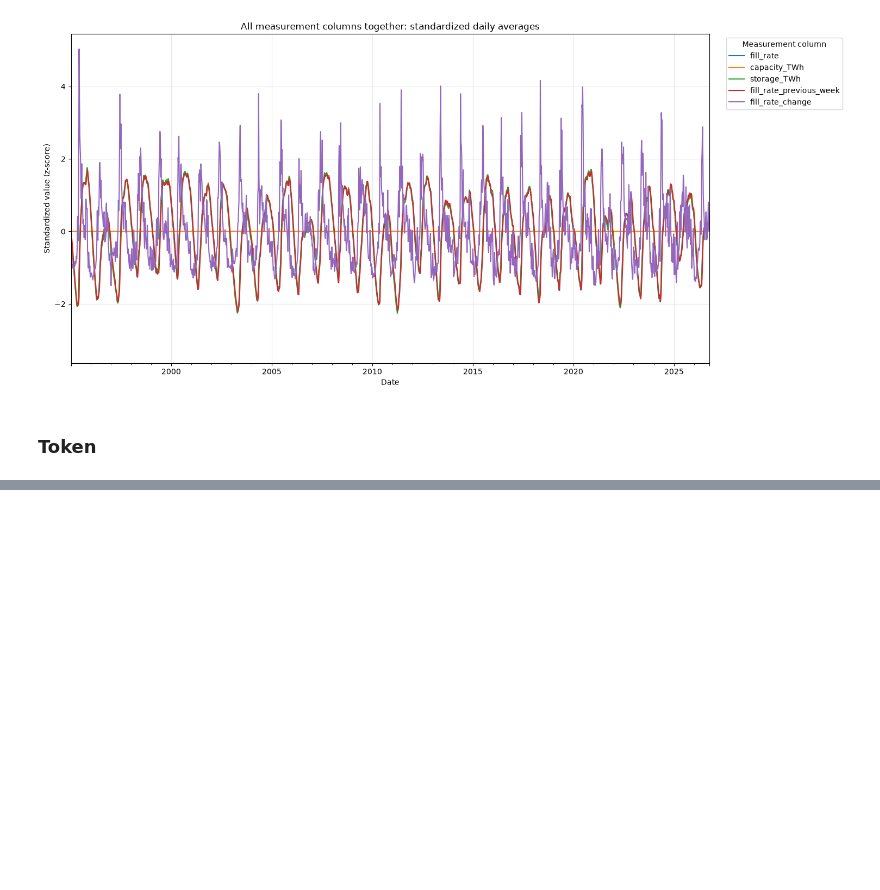
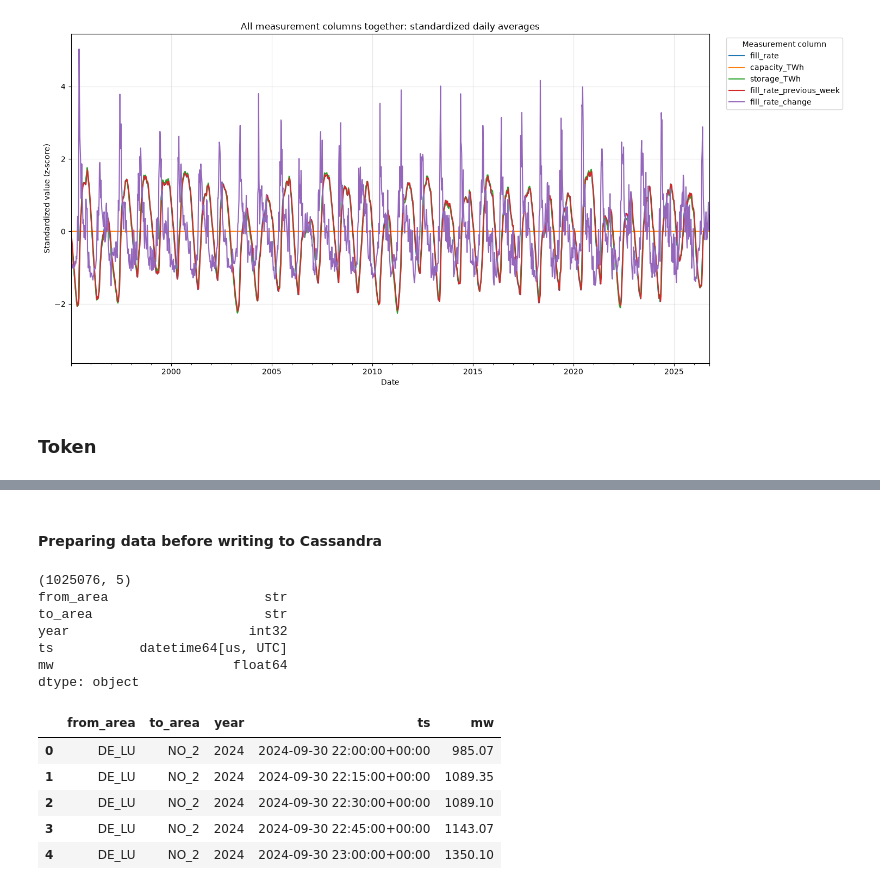
Before and after one commit to ChristianAronVea/IND320-Vea, a Jupyter notebook: Notebooks/Part2.ipynb, the cells around one changed output, grey strips where cells are left out. Drawn from its saved outputs; the diff is of its cells as text; code cells hidden in the pictures; blank space fills up the shorter version.

```diff
--- a/Notebooks/Part2.ipynb
+++ b/Notebooks/Part2.ipynb
@@ -342,0 +363,22 @@ ModuleNotFoundError: No module named 'entsoe'
+# %%
+import os
+import time
+import pandas as pd
+from entsoe.exceptions import NoMatchingDataError
+
+# Time period
+start = pd.Timestamp("2024-10-01", tz="Europe/Oslo")
+end   = pd.Timestamp("2026-10-01", tz="Europe/Oslo")
+
+# Use a set so each (from, to) pair is stored only once
+pairs = set()
+for zone in norwegian_zones:
+    for neighbour in NEIGHBOURS.get(zone, []):
+        pairs.add((zone, neighbour))   # out of the zone
+        pairs.add((neighbour, zone))   # into the zone
+
+# Sort for a predictable order (sets have no order)
+pairs = sorted(pairs)
+print(len(pairs), "unique pairs")
+
+pairs
@@ -342,0 +490,32 @@ ModuleNotFoundError: No module named 'entsoe'
+# %% [markdown]
+#### Preparing data before writing to Cassandra
+# %%
+# Prepare the DataFrame so it matches the Cassandra table (from_area, to_area, year, ts, mw)
+flows = cross_border_flows.copy()
+
+# Timestamps -> UTC (Cassandra stores UTC; also avoids trouble with mixed +01:00 / +02:00 offsets)
+flows["ts"] = pd.to_datetime(flows["time"], utc=True)
+
+# Partition key: calendar year in Norwegian local time
+flows["year"] = flows["ts"].dt.tz_convert("Europe/Oslo").dt.year
+
+# keep only table columns
+flows = flows[["from_area", "to_area", "year", "ts", "mw"]]
+
+print(flows.shape)
+print(flows.dtypes)
+flows.head()
+# %% [output]
+(1025076, 5)
+from_area                    str
+to_area                      str
+year                       int32
+ts           datetime64[us, UTC]
+mw                       float64
+dtype: object
+|  | from_area | to_area | year | ts | mw |
+| 0 | DE_LU | NO_2 | 2024 | 2024-09-30 22:00:00+00:00 | 985.07 |
+| 1 | DE_LU | NO_2 | 2024 | 2024-09-30 22:15:00+00:00 | 1089.35 |
+| 2 | DE_LU | NO_2 | 2024 | 2024-09-30 22:30:00+00:00 | 1089.10 |
+| 3 | DE_LU | NO_2 | 2024 | 2024-09-30 22:45:00+00:00 | 1143.07 |
+| 4 | DE_LU | NO_2 | 2024 | 2024-09-30 23:00:00+00:00 | 1350.10 |
```
Also changed, not shown: parts of 17 cells of this notebook, 2 other files.
